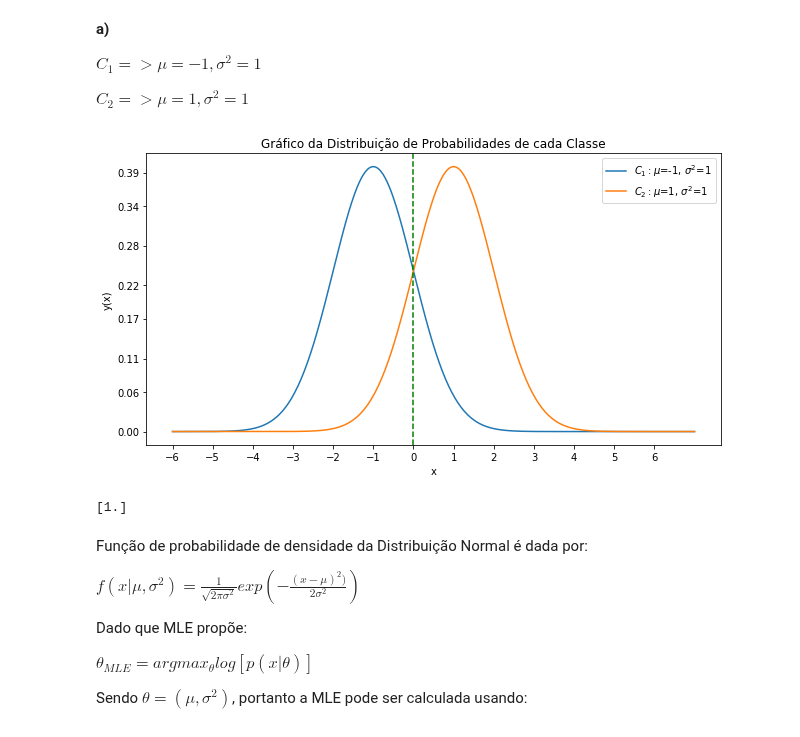
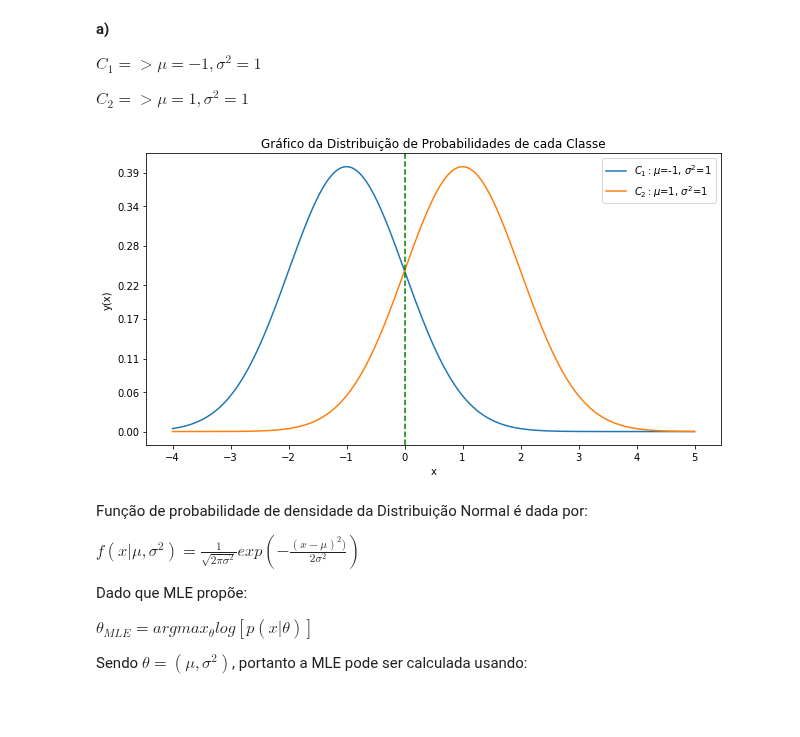
Before and after one commit to rdenadai/ia006c, a Jupyter notebook: notebooks/EFC01.ipynb, the cells around one changed output. Drawn from its saved outputs; the diff is of its cells as text; code cells hidden in the pictures.

```diff
--- a/notebooks/EFC01.ipynb
+++ b/notebooks/EFC01.ipynb
@@ -223,48 +223,36 @@ $C_1 =>\mu = -1, \sigma^2 = 1$
 
 $C_2 =>\mu = 1, \sigma^2 = 1$
 # %%
+def pdf(x, m, s):
+    return (1/(np.sqrt(2*np.pi*s))) * np.exp(-((np.power((x-(m)), 2) / 2*s)))
+
+def intersection(m1, s1, m2, s2, p1=1, p2=1):
+    pdf1 = (pdf(m1, m1, s1) * p1)
+    pdf2 = (pdf(m2, m2, s2) * p2)
+    # return np.round(np.log(pdf1 / pdf2) / 2, 4)
+    return np.min(np.abs(pdf1 - pdf2))
+
+m1, m2, s1, s2 = -1, 1, 1, 1
 N = 500
-space = np.linspace(-6, 7, N)
-px1 = norm(-1, np.sqrt(1))
-px2 = norm(1, np.sqrt(1))
+space = np.linspace(-4, 5, N)
+px1 = norm(m1, np.sqrt(s1)).pdf(space)
+px2 = norm(m2, np.sqrt(s2)).pdf(space)
 
 fig = plt.figure(1, figsize=(17, 5))
 plt.subplot(121)
 plt.title('Gráfico da Distribuição de Probabilidades de cada Classe')
 plt.xlabel('x')
 plt.ylabel('y(x)')
 plt.xticks(np.arange(-6, 7))
 plt.yticks(np.round(np.linspace(0, 0.45, 9), 2))
-plt.plot(space, px1.pdf(space), color='C0', markersize=3, label='$C_1 : \mu$=-1, $\sigma^2$=1')
-plt.plot(space, px2.pdf(space), color='C1', markersize=3, label='$C_2 : \mu$=1, $\sigma^2$=1')
-plt.axvline(x=0, label='', ls='--', color='g')
+plt.plot(space, px1, color='C0', markersize=3, label='$C_1 : \mu$=-1, $\sigma^2$=1')
+plt.plot(space, px2, color='C1', markersize=3, label='$C_2 : \mu$=1, $\sigma^2$=1')
+plt.axvline(x=intersection(m1, m2, s1, s2), label='', ls='--', color='g')
 plt.legend()
 plt.tight_layout()
 plt.show()
 # %% [output]
-[figure, old version]
+[figure, new version]
-# %%
-np.random.seed(42)
-
-x1 = np.sort(np.random.normal(-1, 1, size=200)) # np.linspace(-3, 1, 100)
-x1 = np.round(np.array([[m] for m in x1]), 2)
-y1 = np.zeros((200, ))
-
-x2 = np.sort(np.random.normal(1, 1, size=200))
-x2 = np.round(np.array([[m] for m in x2]), 2)
-y2 = np.ones((200, ))
-
-
-x = np.concatenate((x1, x2))
-y = np.concatenate((y1, y2))
-
-clf = GaussianNB(priors=[0.7, 0.3])
-clf.fit(x, y)
-
-# print(clf.predict(np.array([[-2.91]])))
-print(clf.predict(np.array([[0.37671]])))
-# %% [output]
-[1.]
 # %% [markdown]
 Função de probabilidade de densidade da Distribuição Normal é dada por:
 
```
Also changed, not shown: parts of 3 cells of this notebook.
